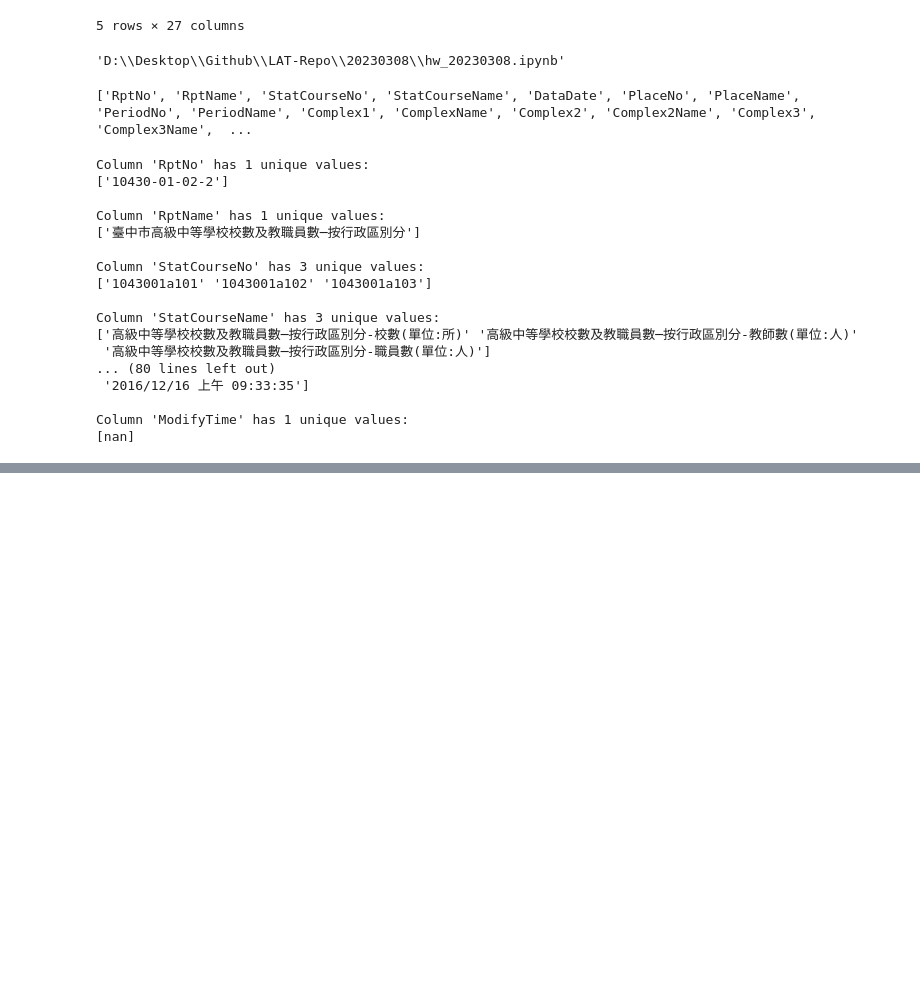
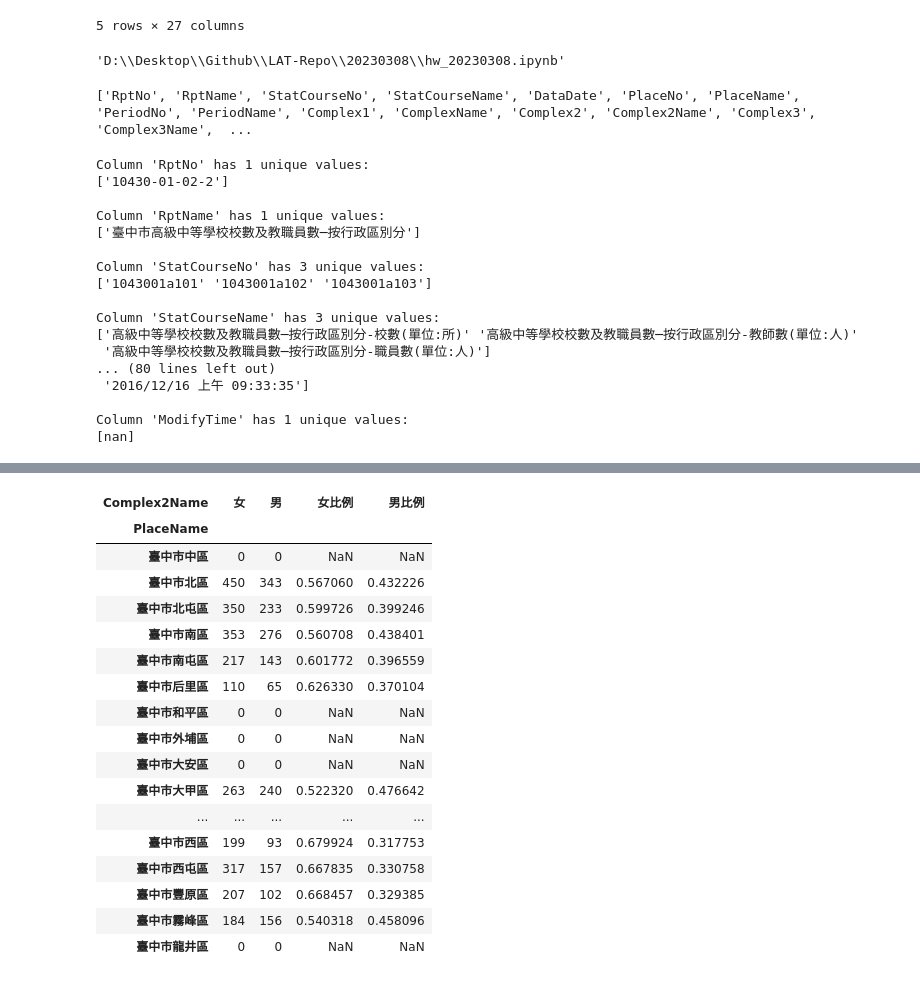
Before and after one commit to 40941133S-QAQ/LAT-Repo, a Jupyter notebook: 20230308/hw_20230308.ipynb, the cells around one changed output, grey strips where cells are left out. Cells and saved outputs as stored; diff of their text form; code cells hidden in the pictures; blank space fills up the shorter version.

```diff
--- a/20230308/hw_20230308.ipynb
+++ b/20230308/hw_20230308.ipynb
@@ -74,0 +60,6 @@ temp
+# %%
+#區分人數、學校數的表格
+data_人=df.copy()
+data_校=df.copy()
+data_人= data_人[data_人['StatCourseName'] != '高級中等學校校數及教職員數─按行政區別分-校數(單位:所)']
+data_校= data_校[data_校['StatCourseName'] == '高級中等學校校數及教職員數─按行政區別分-校數(單位:所)']
@@ -74,0 +94,4 @@ temp
+# %%
+#Q7：各區教職員男女人數
+sex_by_place = data_人.groupby(['PlaceName','Complex2Name'])['FValue'].sum().unstack()
+sex_by_place
@@ -74,0 +117,24 @@ temp
+# %%
+#Q8：計算各區教職員男女比例
+sex_by_place['女比例']=sex_by_place['女']/sex_by_place.sum(axis=1)
+sex_by_place['男比例']=sex_by_place['男']/sex_by_place.sum(axis=1)
+sex_by_place
+# %% [output]
+| Complex2Name | 女 | 男 | 女比例 | 男比例 |
+| PlaceName |  |  |  |  |
+| 臺中市中區 | 0 | 0 | NaN | NaN |
+| 臺中市北區 | 450 | 343 | 0.567060 | 0.432226 |
+| 臺中市北屯區 | 350 | 233 | 0.599726 | 0.399246 |
+| 臺中市南區 | 353 | 276 | 0.560708 | 0.438401 |
+| 臺中市南屯區 | 217 | 143 | 0.601772 | 0.396559 |
+| 臺中市后里區 | 110 | 65 | 0.626330 | 0.370104 |
+| 臺中市和平區 | 0 | 0 | NaN | NaN |
+| 臺中市外埔區 | 0 | 0 | NaN | NaN |
+| 臺中市大安區 | 0 | 0 | NaN | NaN |
+| 臺中市大甲區 | 263 | 240 | 0.522320 | 0.476642 |
+| ... | ... | ... | ... | ... |
+| 臺中市西區 | 199 | 93 | 0.679924 | 0.317753 |
+| 臺中市西屯區 | 317 | 157 | 0.667835 | 0.330758 |
+| 臺中市豐原區 | 207 | 102 | 0.668457 | 0.329385 |
+| 臺中市霧峰區 | 184 | 156 | 0.540318 | 0.458096 |
+| 臺中市龍井區 | 0 | 0 | NaN | NaN |
```
Also changed, not shown: parts of 12 cells of this notebook.
